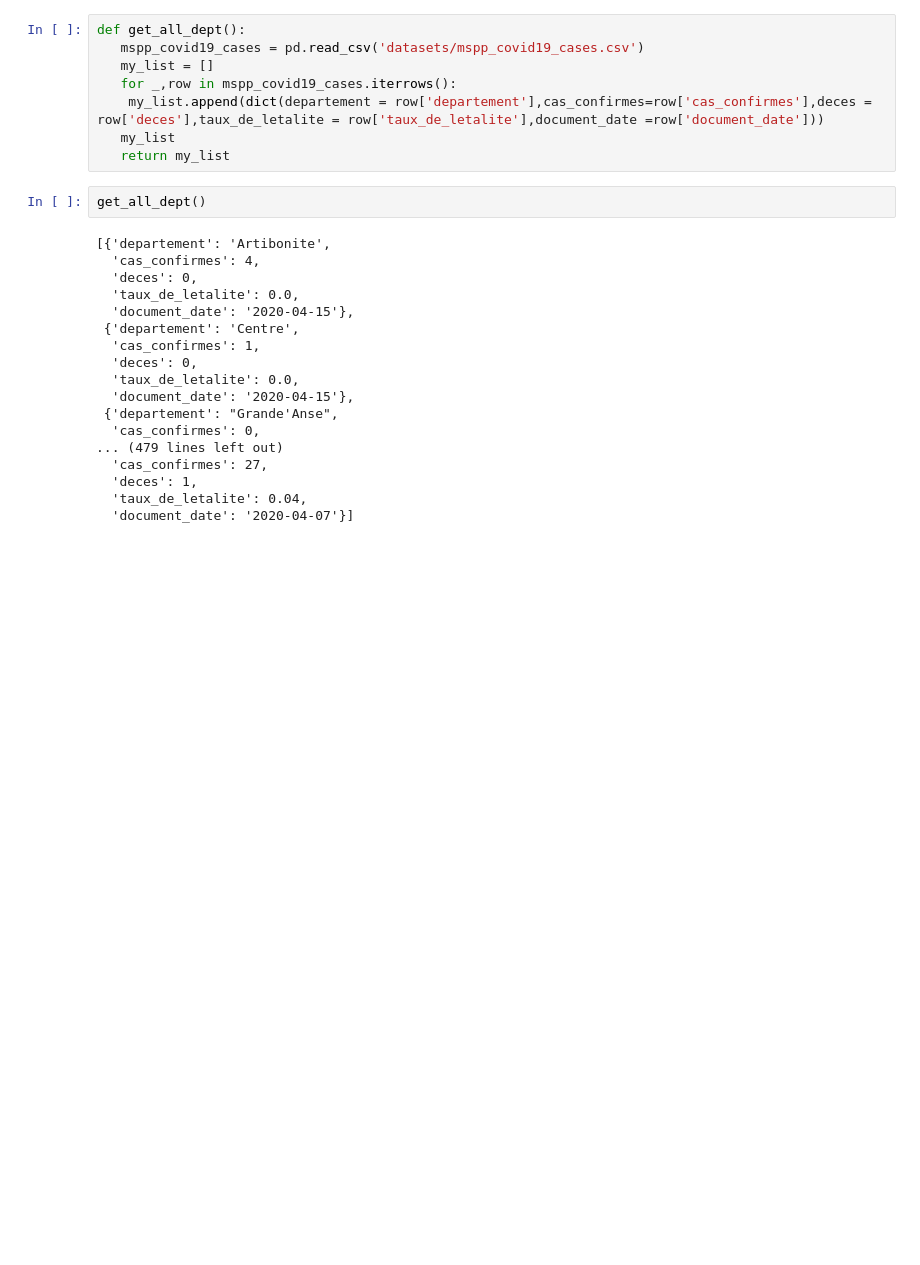
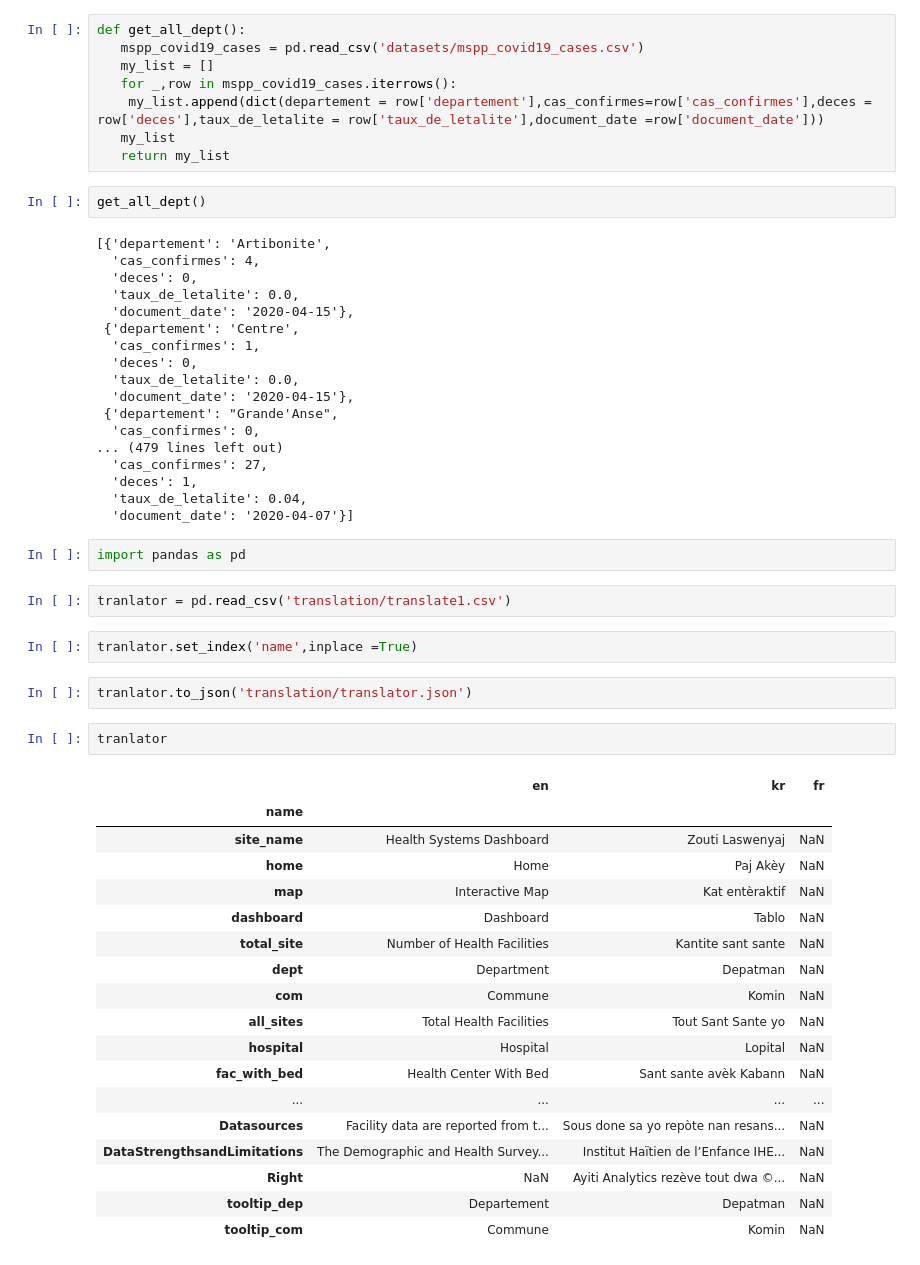
Before and after one commit to Ayiti-Analytics/covid19ht-ayitianalytics, a Jupyter notebook: databaseconnection.ipynb, the cells around one changed output. Saved outputs shown, nothing was run; the diff lists cells and outputs as text; blank space fills up the shorter version.

Commit message:
English Translation

```diff
--- a/databaseconnection.ipynb
+++ b/databaseconnection.ipynb
@@ -291,3 +291,32 @@ get_all_dept()
   'deces': 1,
   'taux_de_letalite': 0.04,
   'document_date': '2020-04-07'}]
+# %%
+import pandas as pd
+# %%
+tranlator = pd.read_csv('translation/translate1.csv')
+# %%
+tranlator.set_index('name',inplace =True)
+# %%
+tranlator.to_json('translation/translator.json')
+# %%
+tranlator
+# %% [output]
+|  | en | kr | fr |
+| name |  |  |  |
+| site_name | Health Systems Dashboard | Zouti Laswenyaj | NaN |
+| home | Home | Paj Akèy | NaN |
+| map | Interactive Map | Kat entèraktif | NaN |
+| dashboard | Dashboard | Tablo | NaN |
+| total_site | Number of Health Facilities | Kantite sant sante | NaN |
+| dept | Department | Depatman | NaN |
+| com | Commune | Komin | NaN |
+| all_sites | Total Health Facilities | Tout Sant Sante yo | NaN |
+| hospital | Hospital | Lopital | NaN |
+| fac_with_bed | Health Center With Bed | Sant sante avèk Kabann | NaN |
+| ... | ... | ... | ... |
+| Datasources | Facility data are reported from t... | Sous done sa yo repòte nan resans... | NaN |
+| DataStrengthsandLimitations | The Demographic and Health Survey... | Institut Haïtien de l’Enfance IHE... | NaN |
+| Right | NaN | Ayiti Analytics rezève tout dwa ©... | NaN |
+| tooltip_dep | Departement | Depatman | NaN |
+| tooltip_com | Commune | Komin | NaN |
```
Also changed, not shown: 7 other files.
